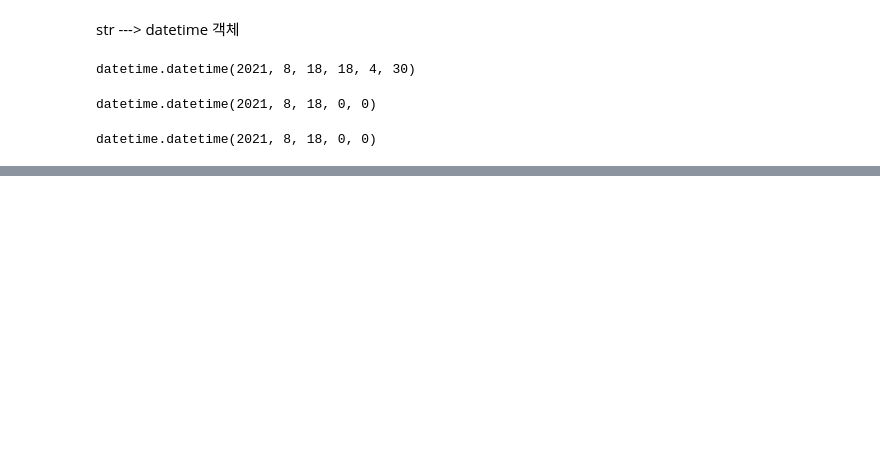
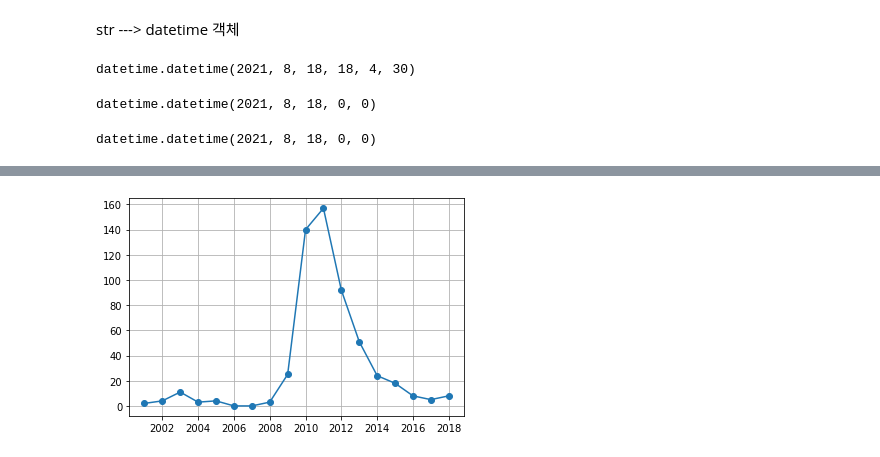
Before and after one commit to bomnism/DA, a Jupyter notebook: da16_datetime.ipynb, the cells around one changed output, grey strips where cells are left out. Saved outputs shown, nothing was run; the diff lists cells and outputs as text; code cells hidden in the pictures; blank space fills up the shorter version.

```diff
--- a/da16_datetime.ipynb
+++ b/da16_datetime.ipynb
@@ -110,0 +509,3 @@ datetime.datetime(2021, 8, 18, 0, 0)
+# %%
+# 'Closing Date', 'Updated Date' 컬럼을 datetime 타입으로 변환
+banks['Closing Date'] = pd.to_datetime(banks['Closing Date'])
@@ -110,0 +538,3 @@ datetime.datetime(2021, 8, 18, 0, 0)
+# %%
+# Updated Date 컬럼을 datetime 타입으로 변환
+banks['Updated Date'] = pd.to_datetime(banks['Updated Date'], dayfirst=True)
@@ -110,0 +567,3 @@ datetime.datetime(2021, 8, 18, 0, 0)
+# %%
+# 'Closing Date' 컬럼을 index로 변환
+banks = banks.set_index('Closing Date')
@@ -110,0 +596,4 @@ datetime.datetime(2021, 8, 18, 0, 0)
+# %%
+# 연도별 파산한 은행 숫자
+by_year = banks.resample(rule='Y').size()
+by_year
@@ -110,0 +621,6 @@ datetime.datetime(2021, 8, 18, 0, 0)
+# %%
+plt.plot(by_year, marker='o')
+plt.grid()
+plt.show()
+# %% [output]
+[figure, added]
```
Also changed, not shown: parts of 113 cells of this notebook.
